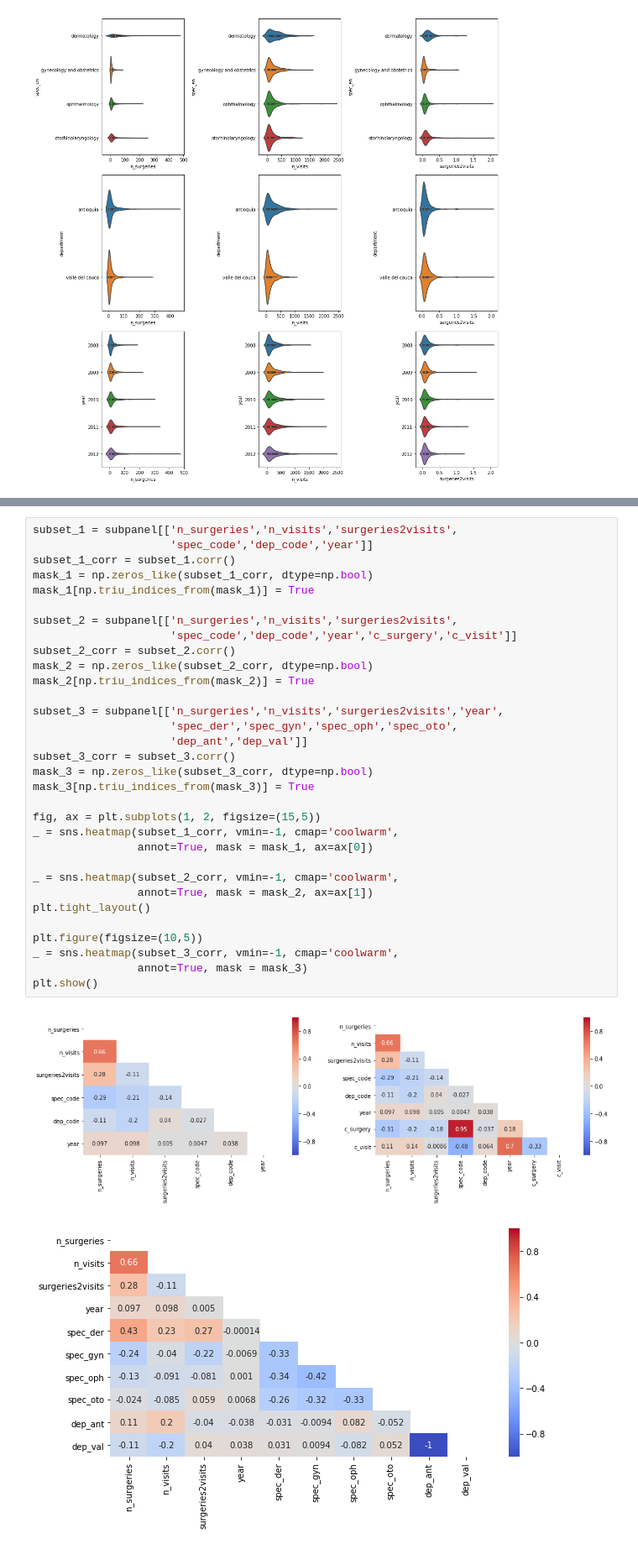
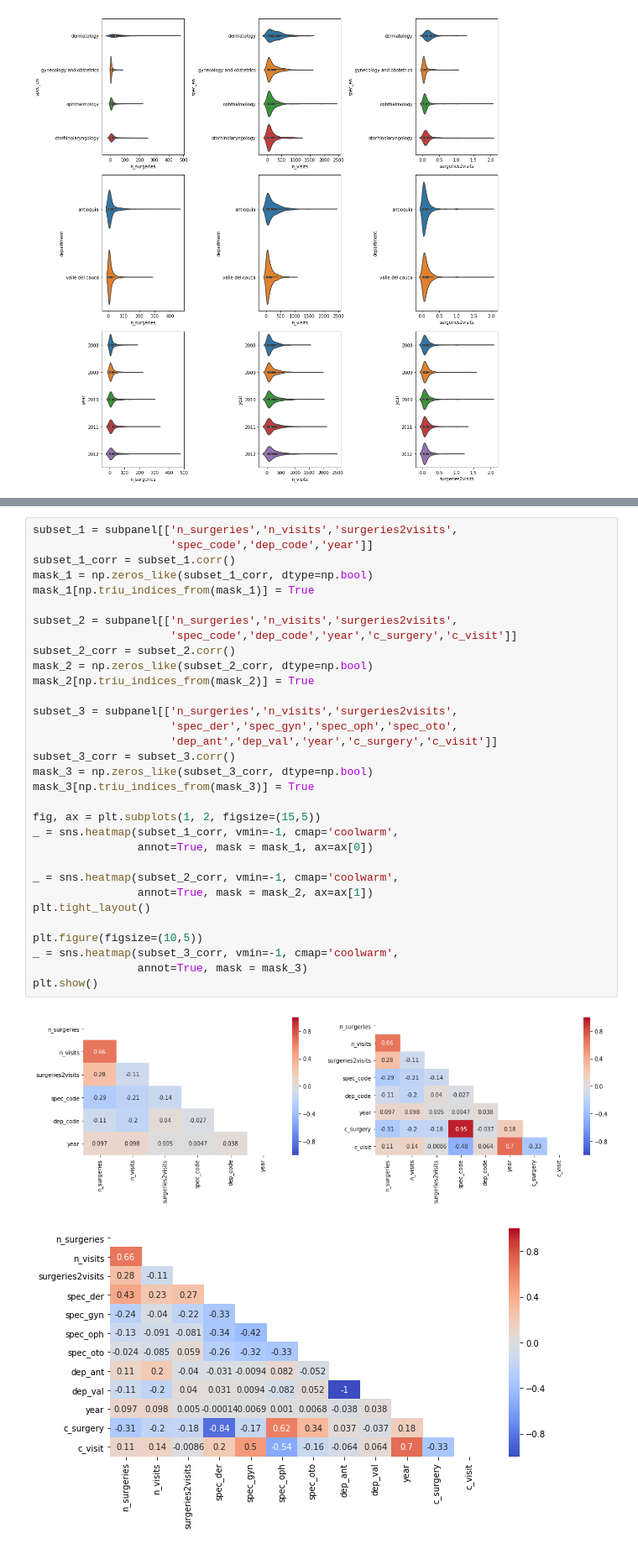
Before and after one commit to tmivanus/Springboard, a Jupyter notebook: Capstone_01/06_correlations.ipynb, the cells around one changed output, grey strips where cells are left out. Shown at 84% size. Drawn from its saved outputs; the diff is of its cells as text.

```diff
--- a/Capstone_01/06_correlations.ipynb
+++ b/Capstone_01/06_correlations.ipynb
@@ -125,33 +144,33 @@ subset_1 = subpanel[['n_surgeries','n_visits','surgeries2visits',
                      'spec_code','dep_code','year']]
 subset_1_corr = subset_1.corr()
 mask_1 = np.zeros_like(subset_1_corr, dtype=np.bool)
 mask_1[np.triu_indices_from(mask_1)] = True
 
 subset_2 = subpanel[['n_surgeries','n_visits','surgeries2visits',
                      'spec_code','dep_code','year','c_surgery','c_visit']]
 subset_2_corr = subset_2.corr()
 mask_2 = np.zeros_like(subset_2_corr, dtype=np.bool)
 mask_2[np.triu_indices_from(mask_2)] = True
 
-subset_3 = subpanel[['n_surgeries','n_visits','surgeries2visits','year',
+subset_3 = subpanel[['n_surgeries','n_visits','surgeries2visits',
                      'spec_der','spec_gyn','spec_oph','spec_oto',
-                     'dep_ant','dep_val']]
+                     'dep_ant','dep_val','year','c_surgery','c_visit']]
 subset_3_corr = subset_3.corr()
 mask_3 = np.zeros_like(subset_3_corr, dtype=np.bool)
 mask_3[np.triu_indices_from(mask_3)] = True
 
 fig, ax = plt.subplots(1, 2, figsize=(15,5))
 _ = sns.heatmap(subset_1_corr, vmin=-1, cmap='coolwarm',
                 annot=True, mask = mask_1, ax=ax[0])
 
 _ = sns.heatmap(subset_2_corr, vmin=-1, cmap='coolwarm',
                 annot=True, mask = mask_2, ax=ax[1])
 plt.tight_layout()
 
 plt.figure(figsize=(10,5))
 _ = sns.heatmap(subset_3_corr, vmin=-1, cmap='coolwarm',
                 annot=True, mask = mask_3)
 plt.show()
 # %% [output]
 [figure]
-[figure, old version]
+[figure, new version]
```
Also changed, not shown: parts of 9 cells of this notebook.
